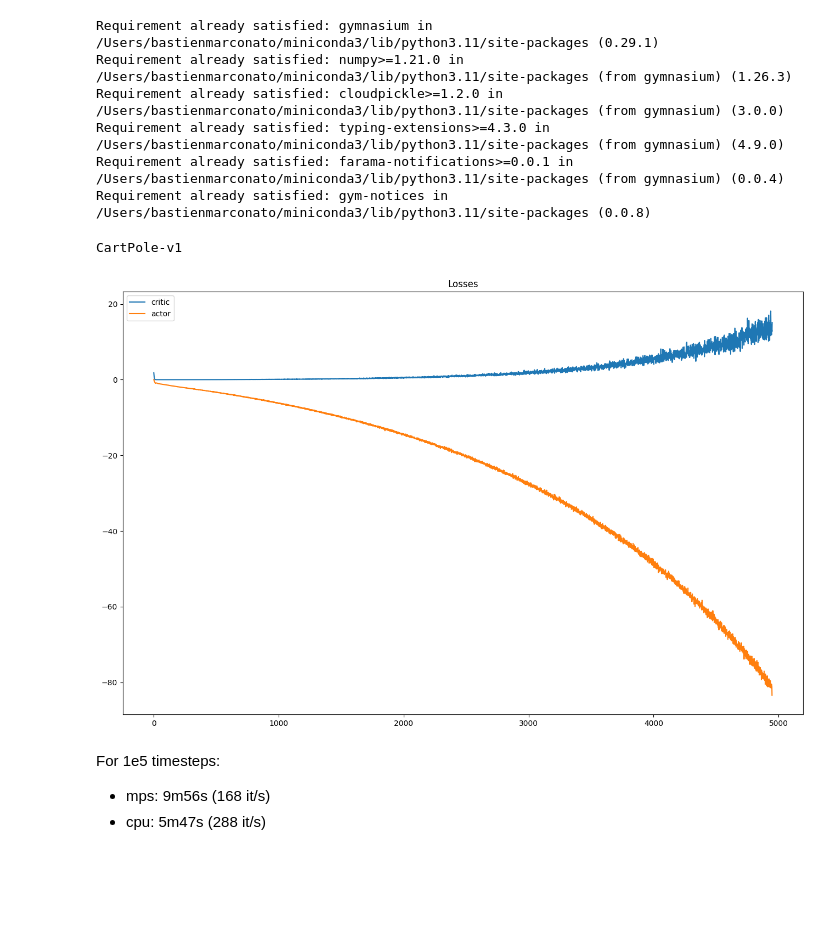
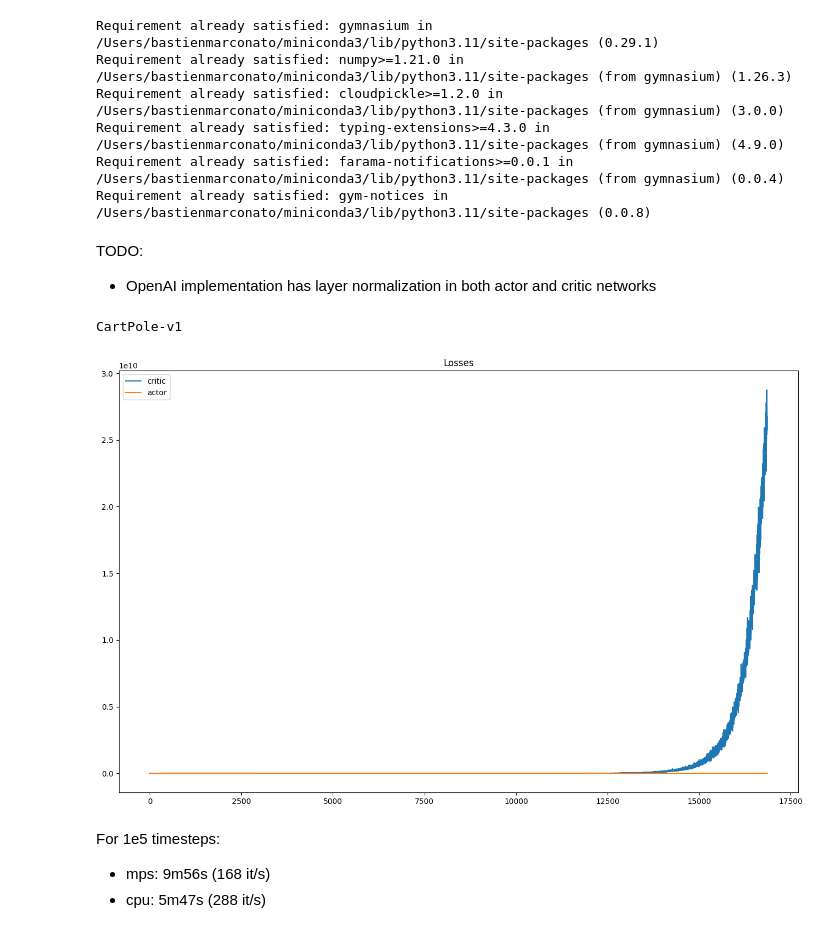
Before and after one commit to MarconatoB/EE-568-Project, a Jupyter notebook: exploration_Bastien.ipynb, the cells around one changed output. Saved outputs shown, nothing was run; the diff lists cells and outputs as text; code cells hidden in the pictures; blank space fills up the shorter version.

```diff
--- a/exploration_Bastien.ipynb
+++ b/exploration_Bastien.ipynb
@@ -36,6 +36,9 @@ device = torch.device("mps" if torch.backends.mps.is_available() else
                       "cuda:0" if torch.cuda.is_available() else
                       "cpu")
 device = torch.device("cpu")
+# %% [markdown]
+TODO:
+* OpenAI implementation has layer normalization in both actor and critic networks
 # %%
 class ReplayBuffer(object):
     # max size ?
@@ -68,7 +71,6 @@ class ReplayBuffer(object):
             self.done_buffer[indices]
             )
         return batch
-
 
 
 class Actor(nn.Module):
@@ -106,17 +108,22 @@ class Critic(nn.Module):
 
         return q
 
+"""
+Hyperparameters
+---------------           # [description]; values from      [original paper] / [spinning up]
+"""
+EXPL_NOISE = 0.1          # std of exploration noise;       0.1  / 0.1
+TARGET_ACTION_NOISE = 0.2 # std of target policy noise;     0.2  / 0.2
+NOISE_CLIP = 0.5          # clip target policy noise;       0.5  / 0.5
+BATCH_SIZE = 128          # for off policy updates;         256  / 128
+DISCOUNT = 0.99           # discount factor;                0.99 / 0.99
+TAU = 0.005               # target network update rate;     5e-3 / 5e-3
+START_TIME = 1e4          # pure exploration steps;         1e3  / 1e4
+POLICY_UPDATE_PERIOD = 2  # steps between delayed updates;  2    / 2
+HIDDEN_DIM = 32           # of actor and critic networks;   256  / 32
+LEARNING_RATE = 1e-3      # of actor and critic networks;   3e-4 / 1e-3
 
-EXPL_NOISE = 0.1          # standard deviation of exploration noise
-TARGET_ACTION_NOISE = 0.2 # standard deviation of noise added to target policy during critic update
-NOISE_CLIP = 0.5          # clip target policy noise
-BATCH_SIZE = 256          # 256
-DISCOUNT = 0.99           # discount factor
-TAU = 0.005               # target network update rate
-START_TIME = 1e2         # 25e3 in official implementation
-POLICY_UPDATE_PERIOD = 2  # number of steps between delayed policy updates
-
-def train_TD3(env, max_t=int(1e4), n_episodes=1000):    # 1e6 timesteps in official implementation
+def train_TD3(env, max_t=int(1e5), n_episodes=2000):    # 1e6 timesteps in official implementation
 
     # all classical control envs have continuous states
     state_dim = env.observation_space.shape[0]
@@ -134,17 +141,17 @@ def train_TD3(env, max_t=int(1e4), n_episodes=1000):    # 1e6 timesteps in offic
         min_action = env.action_space.low[0]
         max_action = env.action_space.high[0]
 
-    actor = Actor(state_dim, action_dim, max_action).to(device)
+    actor = Actor(state_dim, action_dim, max_action, HIDDEN_DIM).to(device)
     target_actor = copy.deepcopy(actor).to(device)
-    actor_optimizer = torch.optim.Adam(actor.parameters(), lr=3e-4)
+    actor_optimizer = torch.optim.Adam(actor.parameters(), lr=LEARNING_RATE)
 
-    critic_1 = Critic(state_dim, action_dim).to(device)
-    critic_2 = Critic(state_dim, action_dim).to(device)
+    critic_1 = Critic(state_dim, action_dim, HIDDEN_DIM).to(device)
+    critic_2 = Critic(state_dim, action_dim, HIDDEN_DIM).to(device)
     target_critic_1 = copy.deepcopy(critic_1).to(device)
     target_critic_2 = copy.deepcopy(critic_2).to(device)
     critic_optimizer = torch.optim.Adam(
         list(critic_1.parameters()) + list(critic_2.parameters()),
-        lr=3e-4)
+        lr=LEARNING_RATE)
 
     replay_buffer = ReplayBuffer(state_dim, action_dim)
 
@@ -156,7 +163,7 @@ def train_TD3(env, max_t=int(1e4), n_episodes=1000):    # 1e6 timesteps in offic
     critic_losses = []
     actor_losses = []
 
-    state = env.reset()[0]
+    state = env.reset(seed=0)[0]
 
     for step in tqdm(range(max_t)):
 
@@ -166,11 +173,12 @@ def train_TD3(env, max_t=int(1e4), n_episodes=1000):    # 1e6 timesteps in offic
                 action = env.action_space.sample()  # outputs (1,) array in continuous envs
             else:
                 # Select action with noise
-                noise = torch.normal(mean=0.0, std=EXPL_NOISE, size=(1,action_dim)).to(device)
+                noise = torch.normal(
+                    mean=0.0, std=EXPL_NOISE*max_action, size=(1,action_dim)
+                    ).to(device)
                 action = torch.clamp(
-                    actor(torch.from_numpy(state).squeeze().to(device)) + noise ,
-                    min=min_action, max=max_action
-                    )
+                    actor(torch.from_numpy(state).squeeze().to(device)) + noise,
+                    min=min_action, max=max_action)
                 if discrete_actions:    # Gymnasium expects a single value in this case
                     action = int(action.item())
                 else:                   # and a (1,) array in continous envs
@@ -206,8 +214,10 @@ def train_TD3(env, max_t=int(1e4), n_episodes=1000):    # 1e6 timesteps in offic
 
             with torch.no_grad():   # no autograd for target networks
                 # Select action with noise
-                noise = torch.normal(
-                    mean=0.0, std=TARGET_ACTION_NOISE, size=(BATCH_SIZE, action_dim)).to(device)
+                noise = (torch.normal(
+                    mean=0.0, std=TARGET_ACTION_NOISE*max_action, size=(BATCH_SIZE, action_dim))
+                    .clamp(-NOISE_CLIP*max_action, NOISE_CLIP*max_action)
+                    ).to(device)
                 target_action = torch.clamp(
                     target_actor(replay_next_state) + noise,
                     min=min_action, max=max_action)
@@ -242,35 +252,37 @@ def train_TD3(env, max_t=int(1e4), n_episodes=1000):    # 1e6 timesteps in offic
 
                 # Update target networks
                 for param, target_param in zip(critic_1.parameters(), target_critic_1.parameters()):
                     target_param.data.copy_(TAU*param.data + (1-TAU)*target_param.data)
 
                 for param, target_param in zip(critic_2.parameters(), target_critic_2.parameters()):
                     target_param.data.copy_(TAU*param.data + (1-TAU)*target_param.data)
 
                 for param, target_param in zip(actor.parameters(), target_actor.parameters()):
                     target_param.data.copy_(TAU*param.data + (1-TAU)*target_param.data)
 
     cumulative_rewards_t = np.cumsum(replay_buffer.reward_buffer)
     return cumulative_rewards_t, episodes_reward, critic_losses, actor_losses
 
 envs = ["Acrobot-v1", "CartPole-v1", "MountainCarContinuous-v0", "MountainCar-v0", "Pendulum-v1"]
 results = {}
 for env_name in envs[1:2]:
+    print(env_name)
 
     env = gym.make(env_name)
-    print(env_name)
+
+    torch.manual_seed(0)
 
     rewards_t, episodes_reward, critic_losses, actor_losses = train_TD3(env)
     results[env_name] = (rewards_t, episodes_reward)
 
     plt.plot(critic_losses[::2], label='critic')
     plt.plot(actor_losses, label='actor')
     plt.legend()
     plt.title("Losses")
     plt.show()
 # %% [output]
 CartPole-v1
-[figure, old version]
+[figure, new version]
 # %% [markdown]
 For 1e5 timesteps:
 * mps: 9m56s (168 it/s)
```
Also changed, not shown: parts of 1 cell of this notebook.
